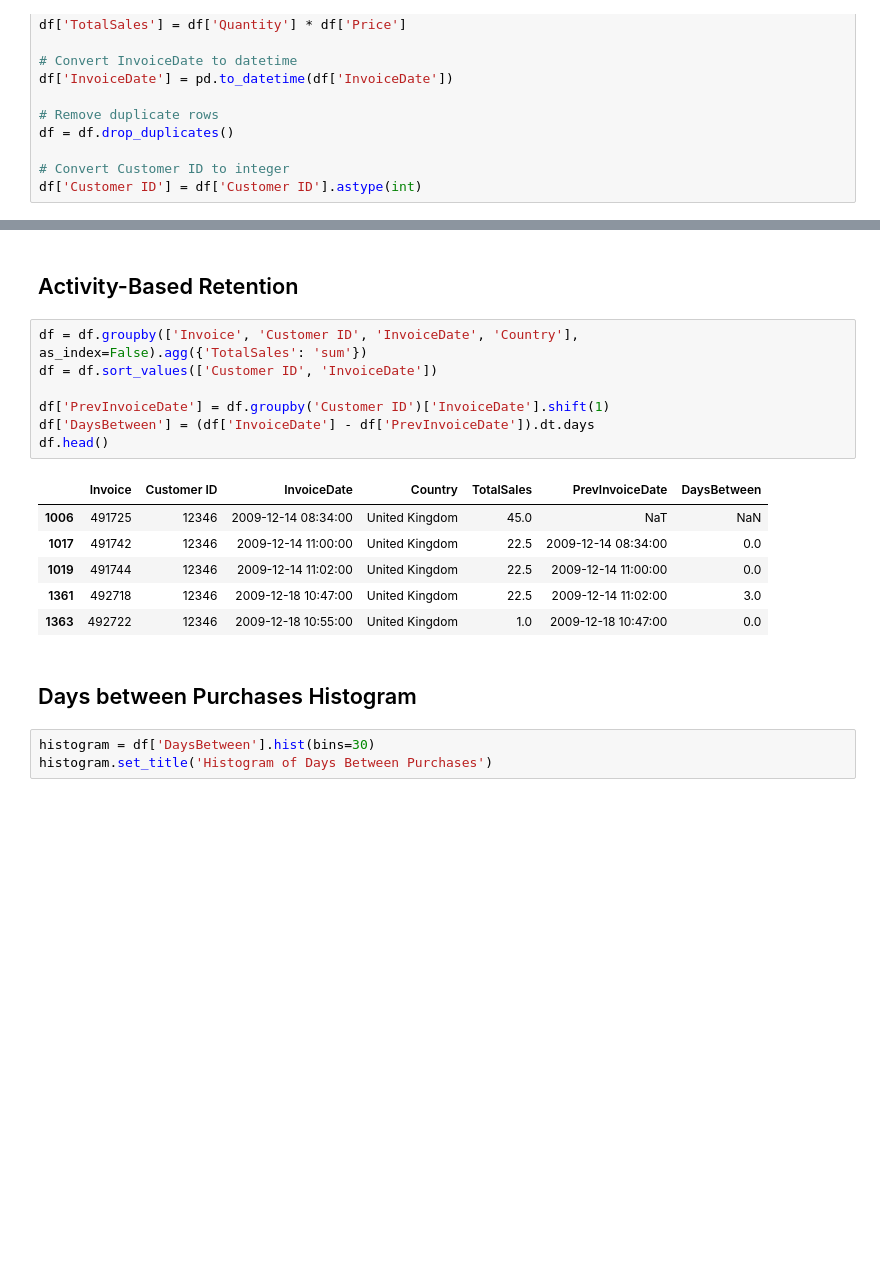
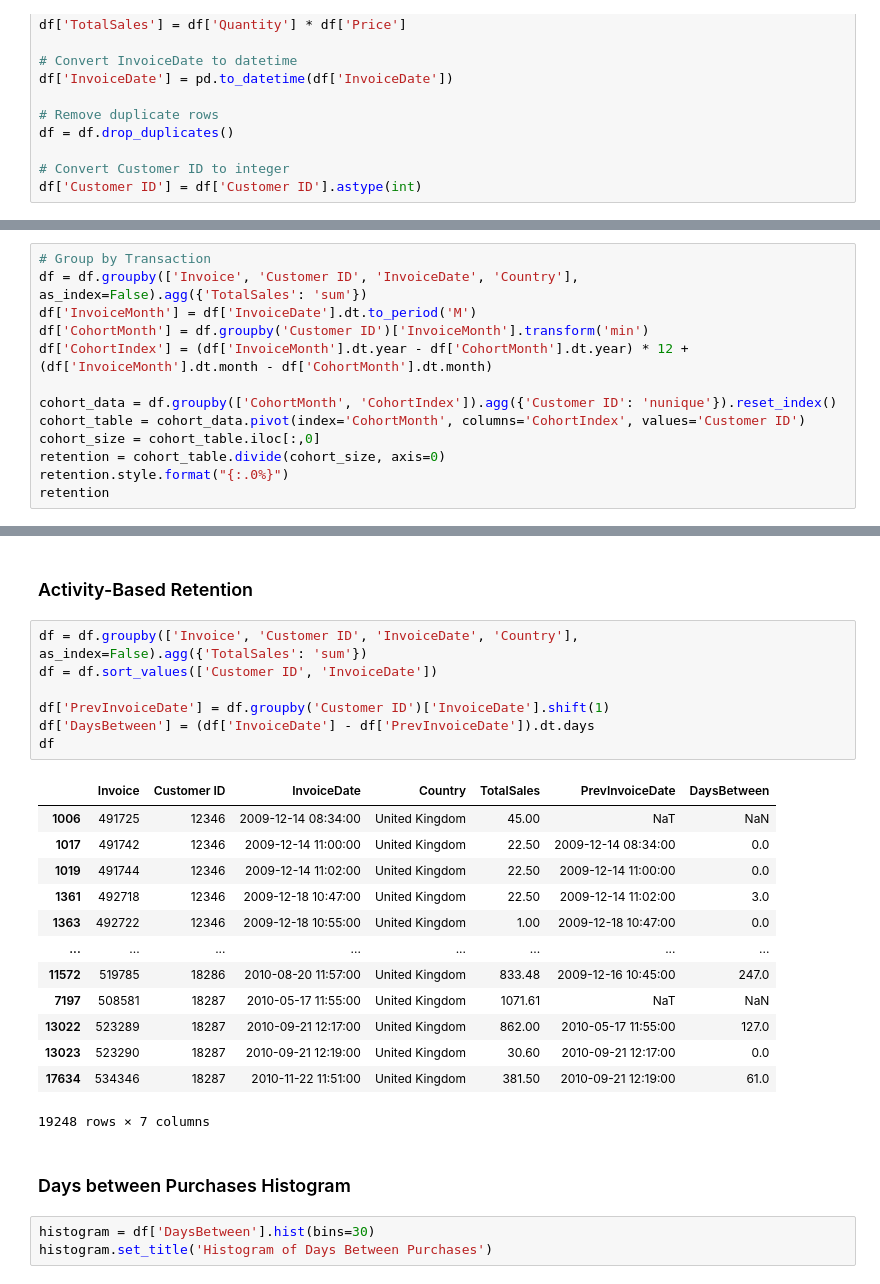
Before and after one commit to Areco892/customer-churn, a Jupyter notebook: analysis.ipynb, the cells around one changed output, grey strips where cells are left out. Saved outputs shown, nothing was run; the diff lists cells and outputs as text; blank space fills up the shorter version.

```diff
--- a/analysis.ipynb
+++ b/analysis.ipynb
@@ -91,0 +97,13 @@ df['Customer ID'] = df['Customer ID'].astype(int)
+# %%
+# Group by Transaction
+df = df.groupby(['Invoice', 'Customer ID', 'InvoiceDate', 'Country'], as_index=False).agg({'TotalSales': 'sum'})
+df['InvoiceMonth'] = df['InvoiceDate'].dt.to_period('M')
+df['CohortMonth'] = df.groupby('Customer ID')['InvoiceMonth'].transform('min')
+df['CohortIndex'] = (df['InvoiceMonth'].dt.year - df['CohortMonth'].dt.year) * 12 + (df['InvoiceMonth'].dt.month - df['CohortMonth'].dt.month)
+
+cohort_data = df.groupby(['CohortMonth', 'CohortIndex']).agg({'Customer ID': 'nunique'}).reset_index()
+cohort_table = cohort_data.pivot(index='CohortMonth', columns='CohortIndex', values='Customer ID')
+cohort_size = cohort_table.iloc[:,0]
+retention = cohort_table.divide(cohort_size, axis=0)
+retention.style.format("{:.0%}")
+retention
@@ -92,21 +126,28 @@ df['Customer ID'] = df['Customer ID'].astype(int)
 # %% [markdown]
-## Activity-Based Retention
+### Activity-Based Retention
 # %%
 df = df.groupby(['Invoice', 'Customer ID', 'InvoiceDate', 'Country'], as_index=False).agg({'TotalSales': 'sum'})
 df = df.sort_values(['Customer ID', 'InvoiceDate'])
 
 df['PrevInvoiceDate'] = df.groupby('Customer ID')['InvoiceDate'].shift(1)
 df['DaysBetween'] = (df['InvoiceDate'] - df['PrevInvoiceDate']).dt.days
-df.head()
+df
 # %% [output]
 |  | Invoice | Customer ID | InvoiceDate | Country | TotalSales | PrevInvoiceDate | DaysBetween |
-| 1006 | 491725 | 12346 | 2009-12-14 08:34:00 | United Kingdom | 45.0 | NaT | NaN |
-| 1017 | 491742 | 12346 | 2009-12-14 11:00:00 | United Kingdom | 22.5 | 2009-12-14 08:34:00 | 0.0 |
-| 1019 | 491744 | 12346 | 2009-12-14 11:02:00 | United Kingdom | 22.5 | 2009-12-14 11:00:00 | 0.0 |
-| 1361 | 492718 | 12346 | 2009-12-18 10:47:00 | United Kingdom | 22.5 | 2009-12-14 11:02:00 | 3.0 |
-| 1363 | 492722 | 12346 | 2009-12-18 10:55:00 | United Kingdom | 1.0 | 2009-12-18 10:47:00 | 0.0 |
+| 1006 | 491725 | 12346 | 2009-12-14 08:34:00 | United Kingdom | 45.00 | NaT | NaN |
+| 1017 | 491742 | 12346 | 2009-12-14 11:00:00 | United Kingdom | 22.50 | 2009-12-14 08:34:00 | 0.0 |
+| 1019 | 491744 | 12346 | 2009-12-14 11:02:00 | United Kingdom | 22.50 | 2009-12-14 11:00:00 | 0.0 |
+| 1361 | 492718 | 12346 | 2009-12-18 10:47:00 | United Kingdom | 22.50 | 2009-12-14 11:02:00 | 3.0 |
+| 1363 | 492722 | 12346 | 2009-12-18 10:55:00 | United Kingdom | 1.00 | 2009-12-18 10:47:00 | 0.0 |
+| ... | ... | ... | ... | ... | ... | ... | ... |
+| 11572 | 519785 | 18286 | 2010-08-20 11:57:00 | United Kingdom | 833.48 | 2009-12-16 10:45:00 | 247.0 |
+| 7197 | 508581 | 18287 | 2010-05-17 11:55:00 | United Kingdom | 1071.61 | NaT | NaN |
+| 13022 | 523289 | 18287 | 2010-09-21 12:17:00 | United Kingdom | 862.00 | 2010-05-17 11:55:00 | 127.0 |
+| 13023 | 523290 | 18287 | 2010-09-21 12:19:00 | United Kingdom | 30.60 | 2010-09-21 12:17:00 | 0.0 |
+| 17634 | 534346 | 18287 | 2010-11-22 11:51:00 | United Kingdom | 381.50 | 2010-09-21 12:19:00 | 61.0 |
+19248 rows × 7 columns
 # %% [markdown]
-## Days between Purchases Histogram
+### Days between Purchases Histogram
 # %%
 histogram = df['DaysBetween'].hist(bins=30)
 histogram.set_title('Histogram of Days Between Purchases')
```
Also changed, not shown: parts of 38 cells of this notebook.
